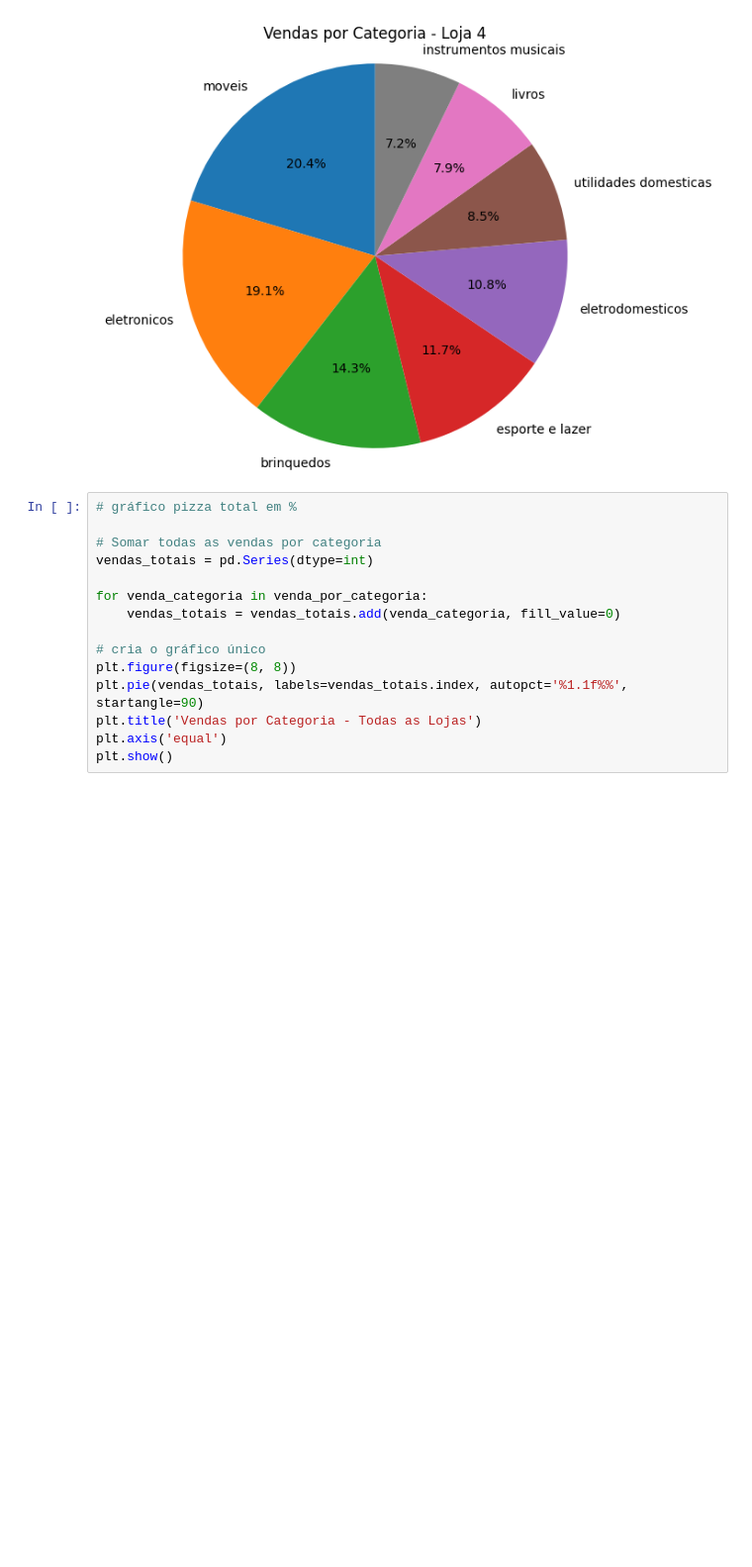
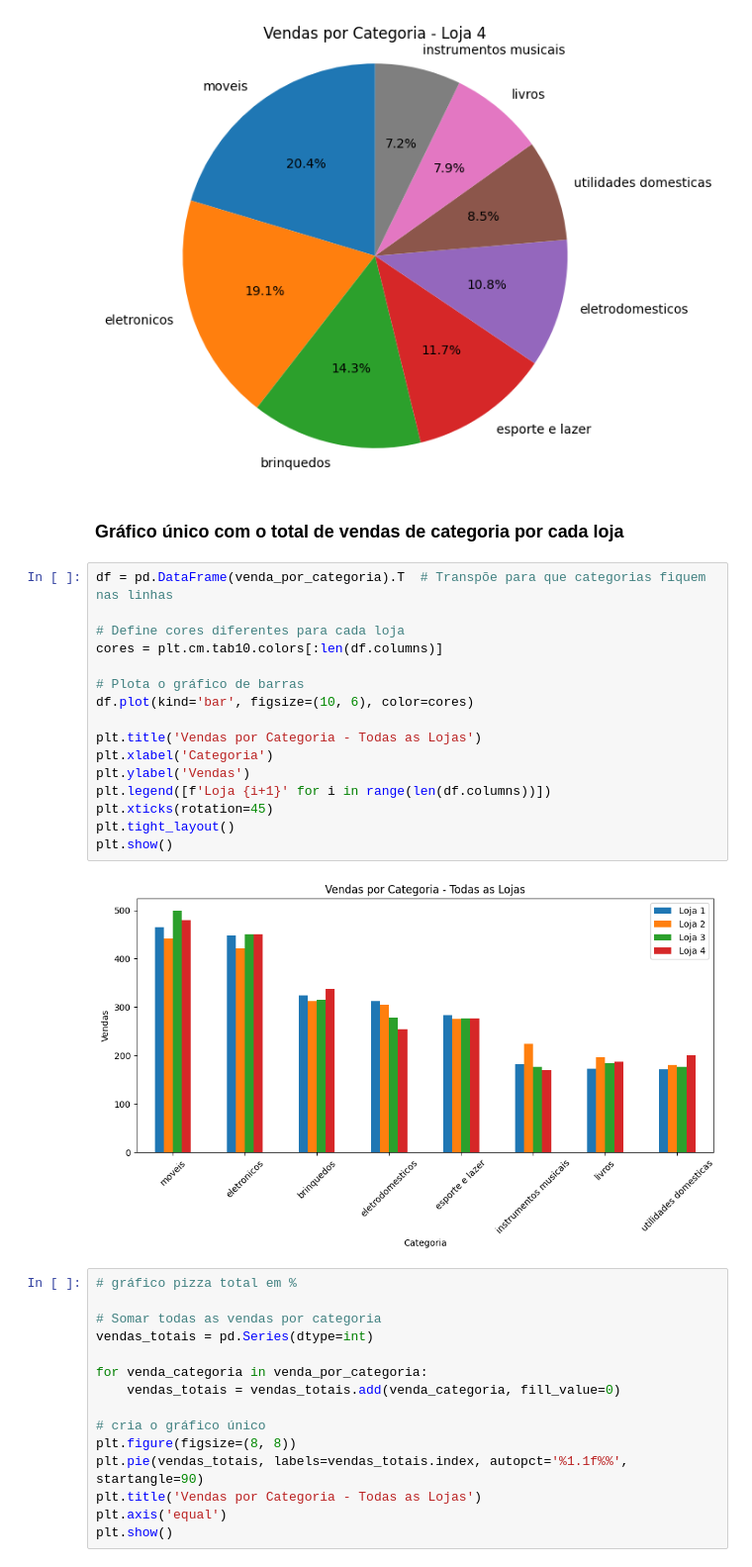
Before and after one commit to brunorm86/challenge1-data-science, a Jupyter notebook: AluraStoreBr.ipynb, the cells around one changed output. Shown at 99% size. Saved outputs shown, nothing was run; the diff lists cells and outputs as text; blank space fills up the shorter version.

Commit message:
Inclusão de um gráfico de barras e títulos dos gráficos em Markdown

```diff
--- a/AluraStoreBr.ipynb
+++ b/AluraStoreBr.ipynb
@@ -169,6 +171,26 @@ for i, venda_categoria in enumerate(venda_por_categoria, start=1):
 [figure]
 [figure]
 [figure]
+# %% [markdown]
+### Gráfico único com o total de vendas de categoria por cada loja
+# %%
+df = pd.DataFrame(venda_por_categoria).T  # Transpõe para que categorias fiquem nas linhas
+
+# Define cores diferentes para cada loja
+cores = plt.cm.tab10.colors[:len(df.columns)]
+
+# Plota o gráfico de barras
+df.plot(kind='bar', figsize=(10, 6), color=cores)
+
+plt.title('Vendas por Categoria - Todas as Lojas')
+plt.xlabel('Categoria')
+plt.ylabel('Vendas')
+plt.legend([f'Loja {i+1}' for i in range(len(df.columns))])
+plt.xticks(rotation=45)
+plt.tight_layout()
+plt.show()
+# %% [output]
+[figure, added]
 # %%
 # gráfico pizza total em %
 
```
Also changed, not shown: parts of 7 cells of this notebook.
